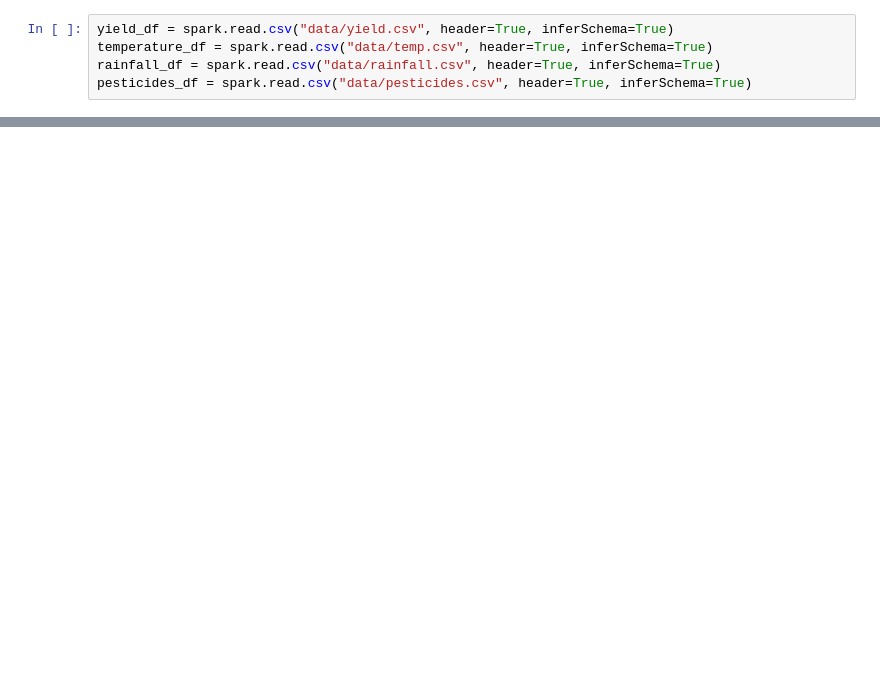
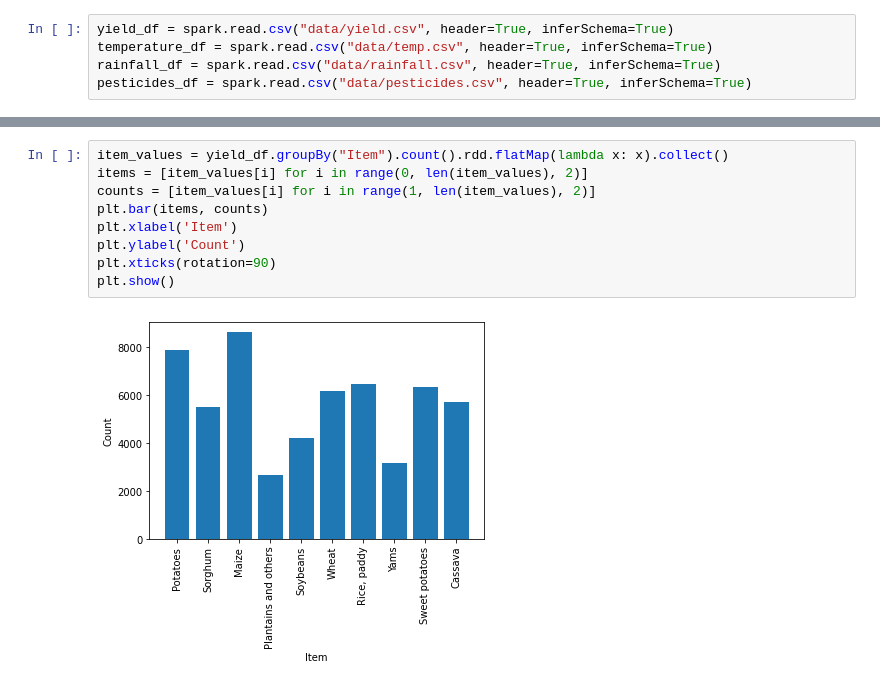
Before and after one commit to TuanyuZhou/Iteration4, a Jupyter notebook: Iteration4.ipynb, the cells around one changed output, grey strips where cells are left out. Cells and saved outputs as stored; diff of their text form; blank space fills up the shorter version.

```diff
--- a/Iteration4.ipynb
+++ b/Iteration4.ipynb
@@ -25,0 +21,11 @@ DataFrame[Domain Code: string, Domain: string, Area Code: int, Area: string, Ele
+# %%
+item_values = yield_df.groupBy("Item").count().rdd.flatMap(lambda x: x).collect()
+items = [item_values[i] for i in range(0, len(item_values), 2)]
+counts = [item_values[i] for i in range(1, len(item_values), 2)]
+plt.bar(items, counts)
+plt.xlabel('Item')
+plt.ylabel('Count')
+plt.xticks(rotation=90)
+plt.show()
+# %% [output]
+[figure, added]
```
Also changed, not shown: parts of 19 cells of this notebook.
